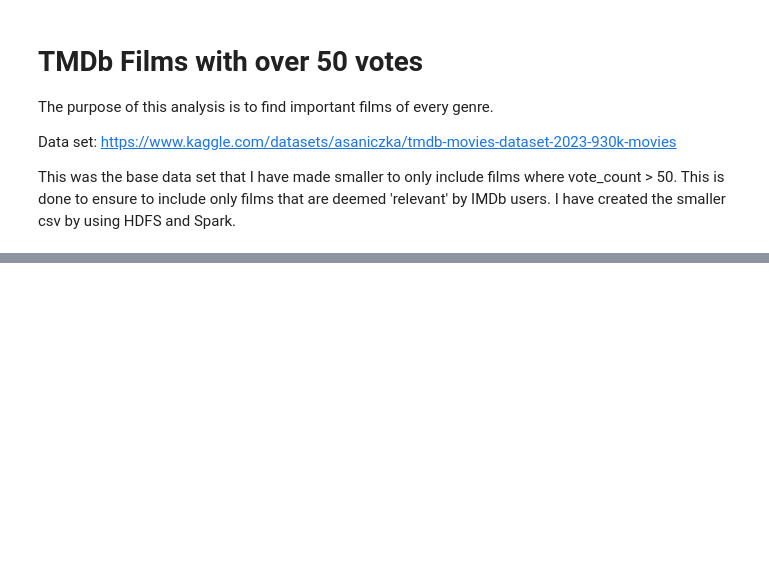
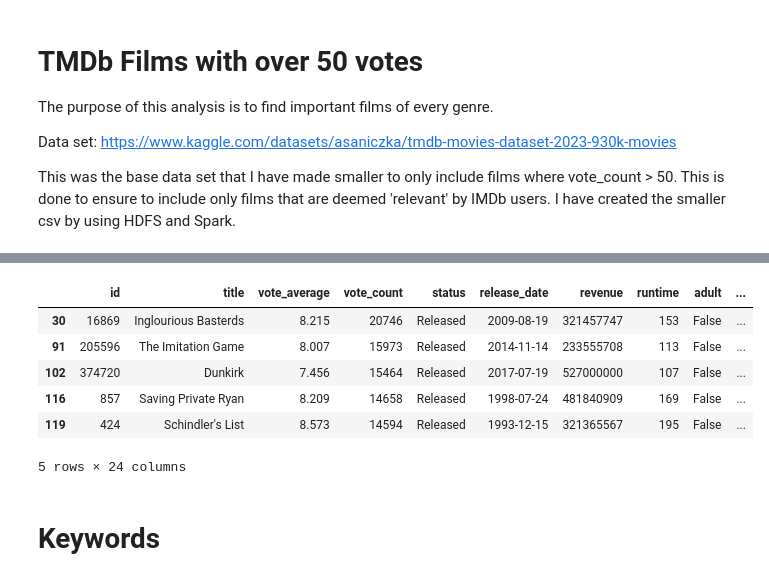
Before and after one commit to timStories/imdbMovies_analyse, a Jupyter notebook: pandas_notebook.ipynb, the cells around one changed output, grey strips where cells are left out. Saved outputs shown, nothing was run; the diff lists cells and outputs as text; code cells hidden in the pictures; blank space fills up the shorter version.

```diff
--- a/pandas_notebook.ipynb
+++ b/pandas_notebook.ipynb
@@ -54,0 +82,9 @@ dfSummary(df)
+# %%
+# Step 1: Split the 'genres' column
+df['genres'] = df['genres'].str.split(', ')
+
+# Step 2: Explode the DataFrame
+df_exploded = df.explode('genres')
+
+# Step 3: Create separate DataFrames for each genre
+genre_dfs = {genre: df_exploded[df_exploded['genres'] == genre] for genre in df_exploded['genres'].unique()}
@@ -54,0 +118,19 @@ dfSummary(df)
+# %%
+# Specify the genre you want to display
+genre_to_display = 'War'
+
+# Filter the DataFrame for the specified genre
+genre_df = df_exploded[df_exploded['genres'] == genre_to_display]
+
+# Display the DataFrame for the specified genre
+genre_df.head()
+# %% [output]
+|  | id | title | vote_average | vote_count | status | release_date | revenue | runtime | adult | ... |
+| 30 | 16869 | Inglourious Basterds | 8.215 | 20746 | Released | 2009-08-19 | 321457747 | 153 | False | ... |
+| 91 | 205596 | The Imitation Game | 8.007 | 15973 | Released | 2014-11-14 | 233555708 | 113 | False | ... |
+| 102 | 374720 | Dunkirk | 7.456 | 15464 | Released | 2017-07-19 | 527000000 | 107 | False | ... |
+| 116 | 857 | Saving Private Ryan | 8.209 | 14658 | Released | 1998-07-24 | 481840909 | 169 | False | ... |
+| 119 | 424 | Schindler's List | 8.573 | 14594 | Released | 1993-12-15 | 321365567 | 195 | False | ... |
+5 rows × 24 columns
+# %% [markdown]
+# Keywords
```
Also changed, not shown: parts of 8 cells of this notebook, 15 other files.
